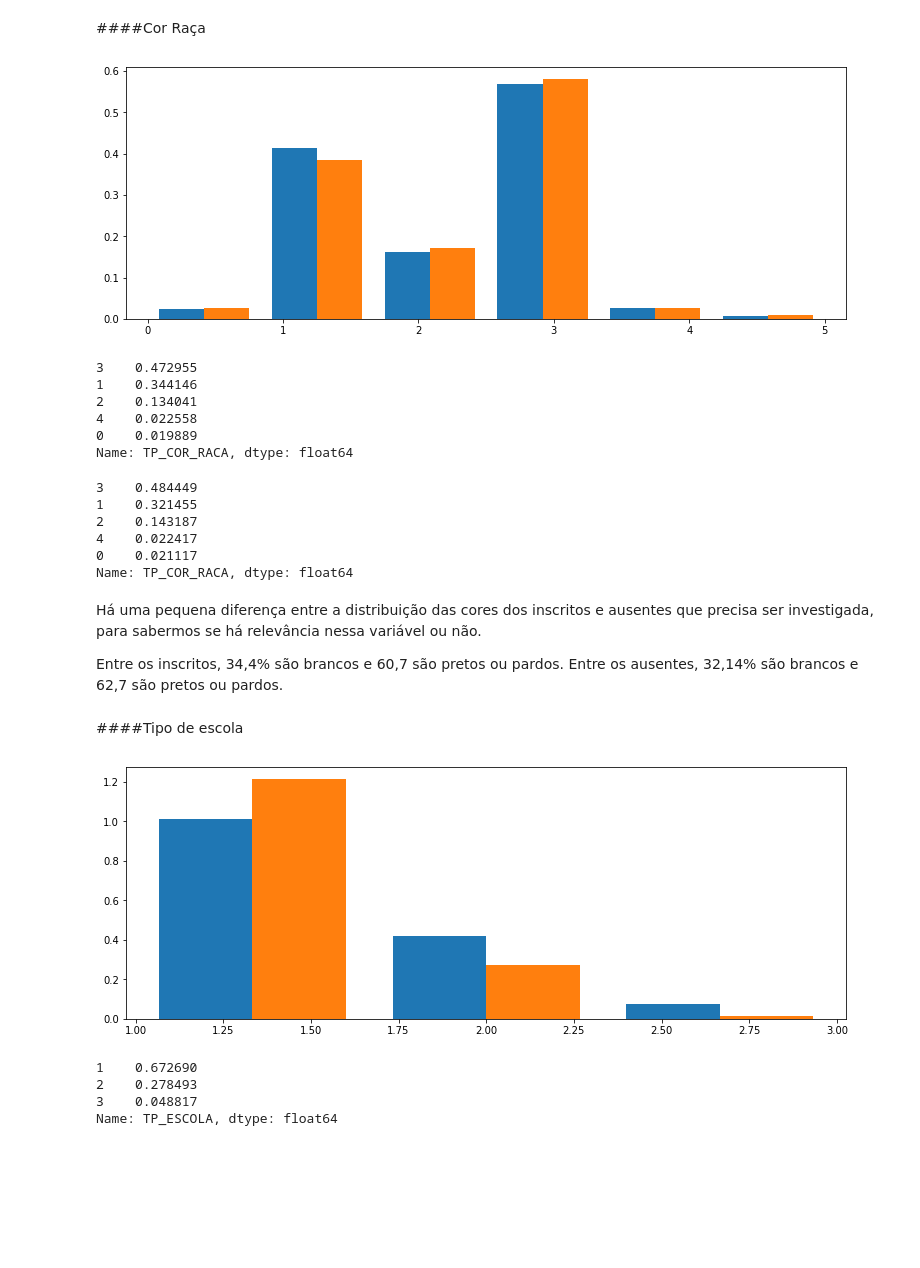
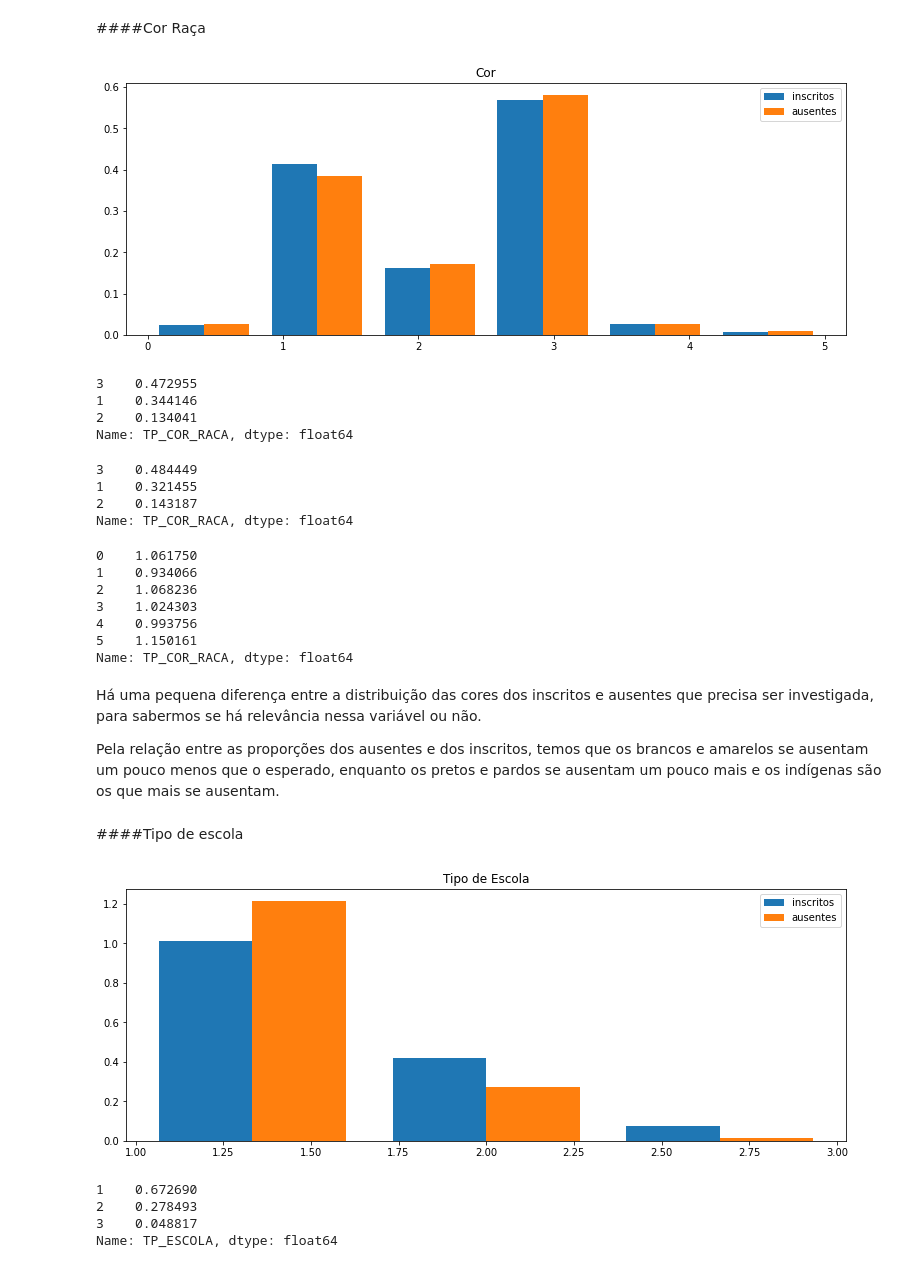
Before and after one commit to marciapg/semantix, a Jupyter notebook: ENEM_perfildosfaltantes.ipynb, the cells around one changed output. Saved outputs shown, nothing was run; the diff lists cells and outputs as text; code cells hidden in the pictures; blank space fills up the shorter version.

```diff
--- a/ENEM_perfildosfaltantes.ipynb
+++ b/ENEM_perfildosfaltantes.ipynb
@@ -200,35 +237,42 @@ Enquanto 85% dos inscritos são solteiros e 10,% são casados ou divorciados,  a
 # %%
 data = [df['TP_COR_RACA'], ausentes['TP_COR_RACA']]
 
 fig = plt.figure(figsize =(10, 7))
 ax = fig.add_axes([0, 0, 1, 0.5])
-bp = ax.hist(data, bins=6, density = True)
+ax.hist(data, bins=6, density = True)
+ax.legend(['inscritos', 'ausentes'], loc='upper right')
+ax.set_title('Cor')
 plt.show()
 # %% [output]
-[figure, old version]
+[figure, new version]
 # %%
-df['TP_COR_RACA'].value_counts(normalize=True)[:5]
+df['TP_COR_RACA'].value_counts(normalize=True)[:3]
 # %% [output]
 3    0.472955
 1    0.344146
 2    0.134041
-4    0.022558
-0    0.019889
 Name: TP_COR_RACA, dtype: float64
 # %%
-ausentes['TP_COR_RACA'].value_counts(normalize=True)[:5]
+ausentes['TP_COR_RACA'].value_counts(normalize=True)[:3]
 # %% [output]
 3    0.484449
 1    0.321455
 2    0.143187
-4    0.022417
-0    0.021117
 Name: TP_COR_RACA, dtype: float64
+# %%
+ausentes['TP_COR_RACA'].value_counts(normalize=True).sort_index()/df['TP_COR_RACA'].value_counts(normalize=True).sort_index()
+# %% [output]
+0    1.061750
+1    0.934066
+2    1.068236
+3    1.024303
+4    0.993756
+5    1.150161
+Name: TP_COR_RACA, dtype: float64
 # %% [markdown]
 Há uma pequena diferença entre a distribuição das cores dos inscritos e ausentes que precisa ser investigada, para sabermos se há relevância nessa variável ou não.
 
-Entre os inscritos, 34,4% são brancos e 60,7 são pretos ou pardos.
-Entre os ausentes, 32,14% são brancos e 62,7 são pretos ou pardos.
+Pela relação entre as proporções dos ausentes e dos inscritos, temos que os brancos e amarelos se ausentam um pouco menos que o esperado, enquanto os pretos e pardos se ausentam um pouco mais e os indígenas são os que mais se ausentam.
 # %% [markdown]
 ####Tipo de escola
 # %%
@@ -236,10 +280,12 @@ data = [df['TP_ESCOLA'], ausentes['TP_ESCOLA']]
 
 fig = plt.figure(figsize =(10, 7))
 ax = fig.add_axes([0, 0, 1, 0.5])
-bp = ax.hist(data, bins=3, density = True)
+ax.hist(data, bins=3, density = True)
+ax.legend(['inscritos', 'ausentes'], loc='upper right')
+ax.set_title('Tipo de Escola')
 plt.show()
 # %% [output]
-[figure, old version]
+[figure, new version]
 # %%
 df['TP_ESCOLA'].value_counts(normalize=True)[:5]
 # %% [output]
```
Also changed, not shown: parts of 64 cells of this notebook.
